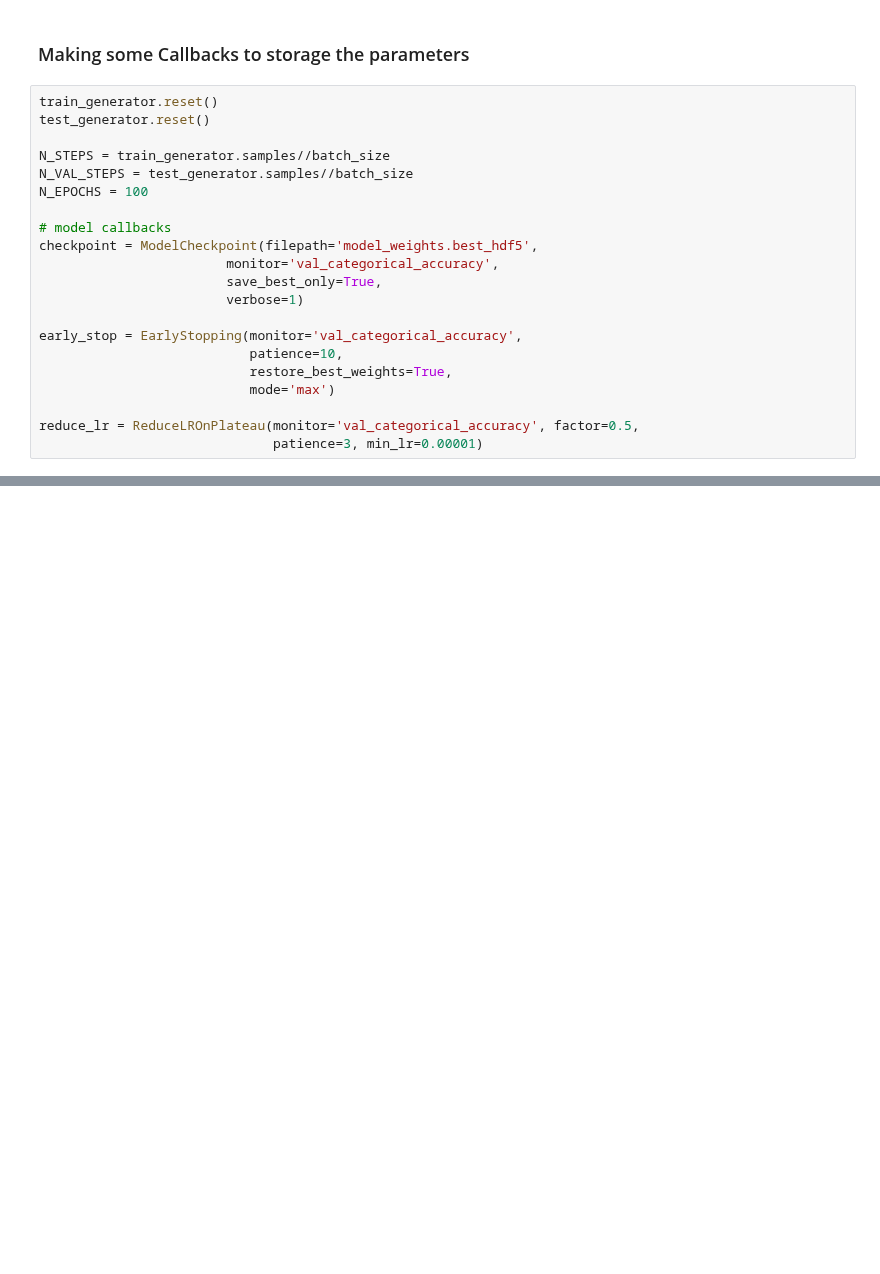
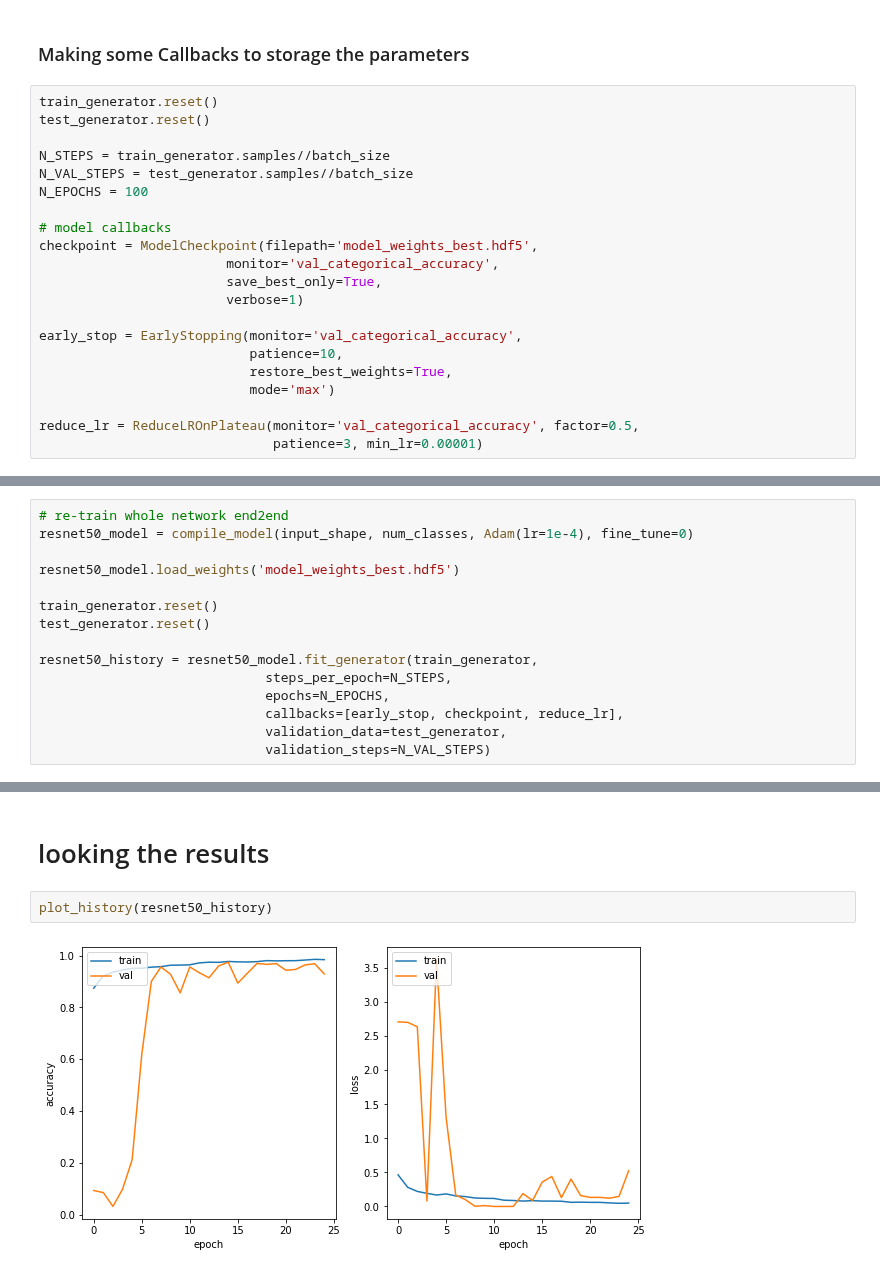
Before and after one commit to CSCCNY/final-project-landandbuildingsatimg-ccny, a Jupyter notebook: notebooks/scratch/00-SM-Tutorial_1.1_All_Dataset.ipynb, the cells around one changed output, grey strips where cells are left out. Drawn from its saved outputs; the diff is of its cells as text; blank space fills up the shorter version.

```diff
--- a/notebooks/scratch/00-SM-Tutorial_1.1_All_Dataset.ipynb
+++ b/notebooks/scratch/00-SM-Tutorial_1.1_All_Dataset.ipynb
@@ -501,7 +438,7 @@ N_VAL_STEPS = test_generator.samples//batch_size
 N_EPOCHS = 100
 
 # model callbacks
-checkpoint = ModelCheckpoint(filepath='model_weights.best_hdf5',
+checkpoint = ModelCheckpoint(filepath='model_weights_best.hdf5',
                         monitor='val_categorical_accuracy',
                         save_best_only=True,
                         verbose=1)
@@ -537,0 +479,15 @@ NotFoundError: Failed to create a NewWriteableFile: model_weights.best_hdf5\vari
+# %%
+# re-train whole network end2end
+resnet50_model = compile_model(input_shape, num_classes, Adam(lr=1e-4), fine_tune=0)
+
+resnet50_model.load_weights('model_weights_best.hdf5')
+
+train_generator.reset()
+test_generator.reset()
+
+resnet50_history = resnet50_model.fit_generator(train_generator,
+                             steps_per_epoch=N_STEPS,
+                             epochs=N_EPOCHS,
+                             callbacks=[early_stop, checkpoint, reduce_lr],
+                             validation_data=test_generator,
+                             validation_steps=N_VAL_STEPS)
@@ -537,0 +512,6 @@ NotFoundError: Failed to create a NewWriteableFile: model_weights.best_hdf5\vari
+# %% [markdown]
+# looking the results
+# %%
+plot_history(resnet50_history)
+# %% [output]
+[figure, added]
```
Also changed, not shown: parts of 30 cells of this notebook.
